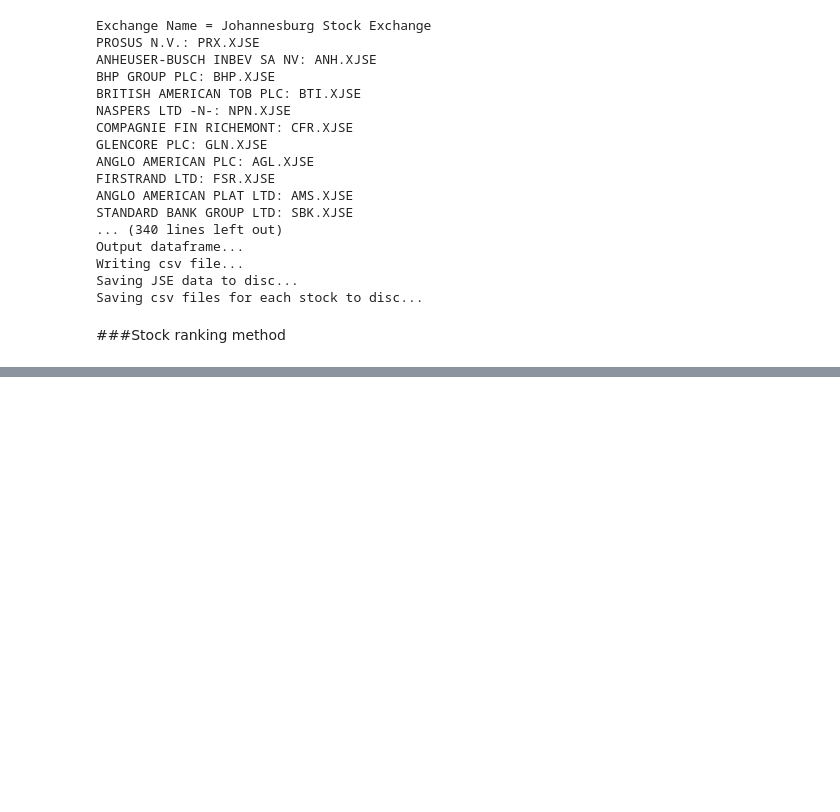
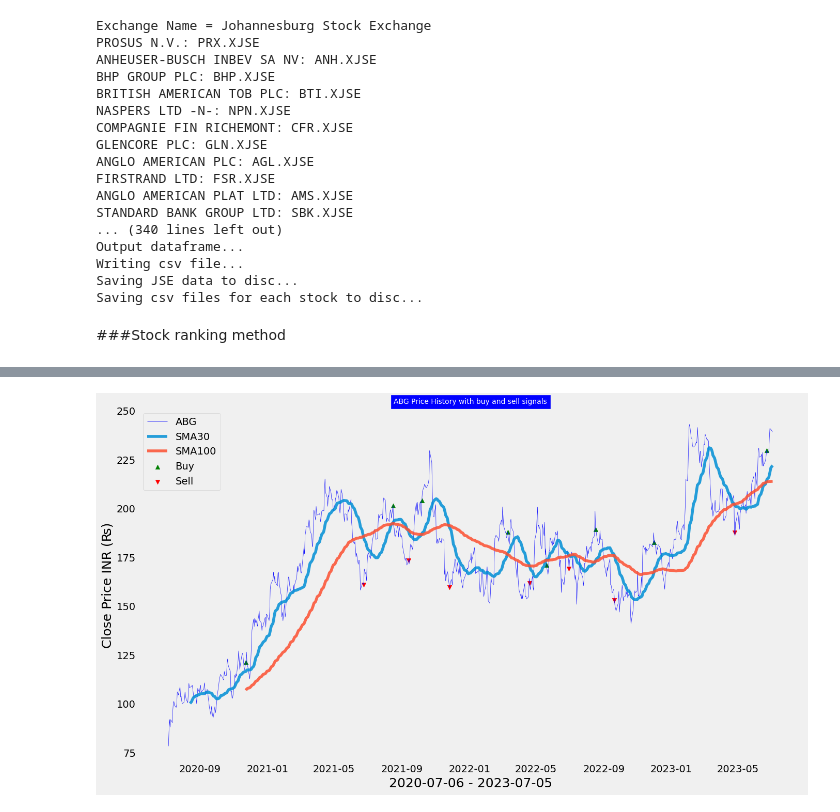
Before and after one commit to helmieresearch/helmieresearch, a Jupyter notebook: Momentum_Ranking_Model.ipynb, the cells around one changed output, grey strips where cells are left out. Cells and saved outputs as stored; diff of their text form; code cells hidden in the pictures; blank space fills up the shorter version.

```diff
--- a/Momentum_Ranking_Model.ipynb
+++ b/Momentum_Ranking_Model.ipynb
@@ -1928,0 +2033,31 @@ final_list["ZAR"].sum()
+# %%
+data['SMA 30'] = ta.sma(data['Close'],30)
+data['SMA 100'] = ta.sma(data['Close'],100)
+#SMA BUY SELL
+#Function for buy and sell signal
+def buy_sell(data):
+    signalBuy = []
+    signalSell = []
+    position = False
+
+    for i in range(len(data)):
+        if data['SMA 30'][i] > data['SMA 100'][i]:
+            if position == False :
+                signalBuy.append(data['Adj Close'][i])
+                signalSell.append(np.nan)
+                position = True
+            else:
+                signalBuy.append(np.nan)
+                signalSell.append(np.nan)
+        elif data['SMA 30'][i] < data['SMA 100'][i]:
+            if position == True:
+                signalBuy.append(np.nan)
+                signalSell.append(data['Adj Close'][i])
+                position = False
+            else:
+                signalBuy.append(np.nan)
+                signalSell.append(np.nan)
+        else:
+            signalBuy.append(np.nan)
+            signalSell.append(np.nan)
+    return pd.Series([signalBuy, signalSell])
@@ -1928,0 +2085,16 @@ final_list["ZAR"].sum()
+# %%
+fig, ax = plt.subplots(figsize=(14,8))
+ax.plot(data['Adj Close'] , label = stocksymbols[0] ,linewidth=0.5, color='blue', alpha = 0.9)
+ax.plot(data['SMA 30'], label = 'SMA30', alpha = 0.85)
+ax.plot(data['SMA 100'], label = 'SMA100' , alpha = 0.85)
+ax.scatter(data.index , data['Buy_Signal_price'] , label = 'Buy' , marker = '^', color = 'green',alpha =1 )
+ax.scatter(data.index , data['Sell_Signal_price'] , label = 'Sell' , marker = 'v', color = 'red',alpha =1 )
+ax.set_title(stocksymbols[0] + " Price History with buy and sell signals",fontsize=10, backgroundcolor='blue', color='white')
+ax.set_xlabel(f'{startdate} - {end_date}' ,fontsize=18)
+ax.set_ylabel('Close Price INR (₨)' , fontsize=18)
+legend = ax.legend()
+ax.grid()
+plt.tight_layout()
+plt.show()
+# %% [output]
+[figure, added]
```
Also changed, not shown: parts of 21 cells of this notebook.
